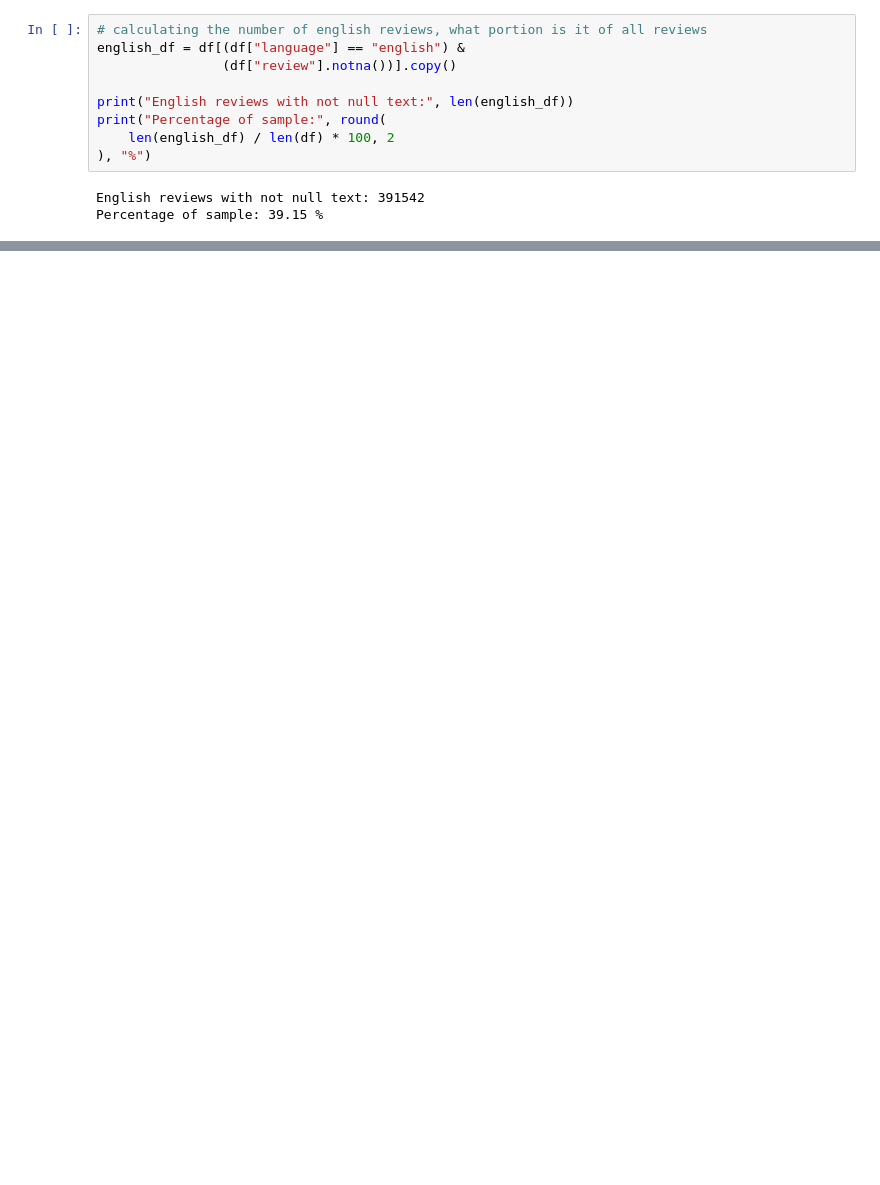
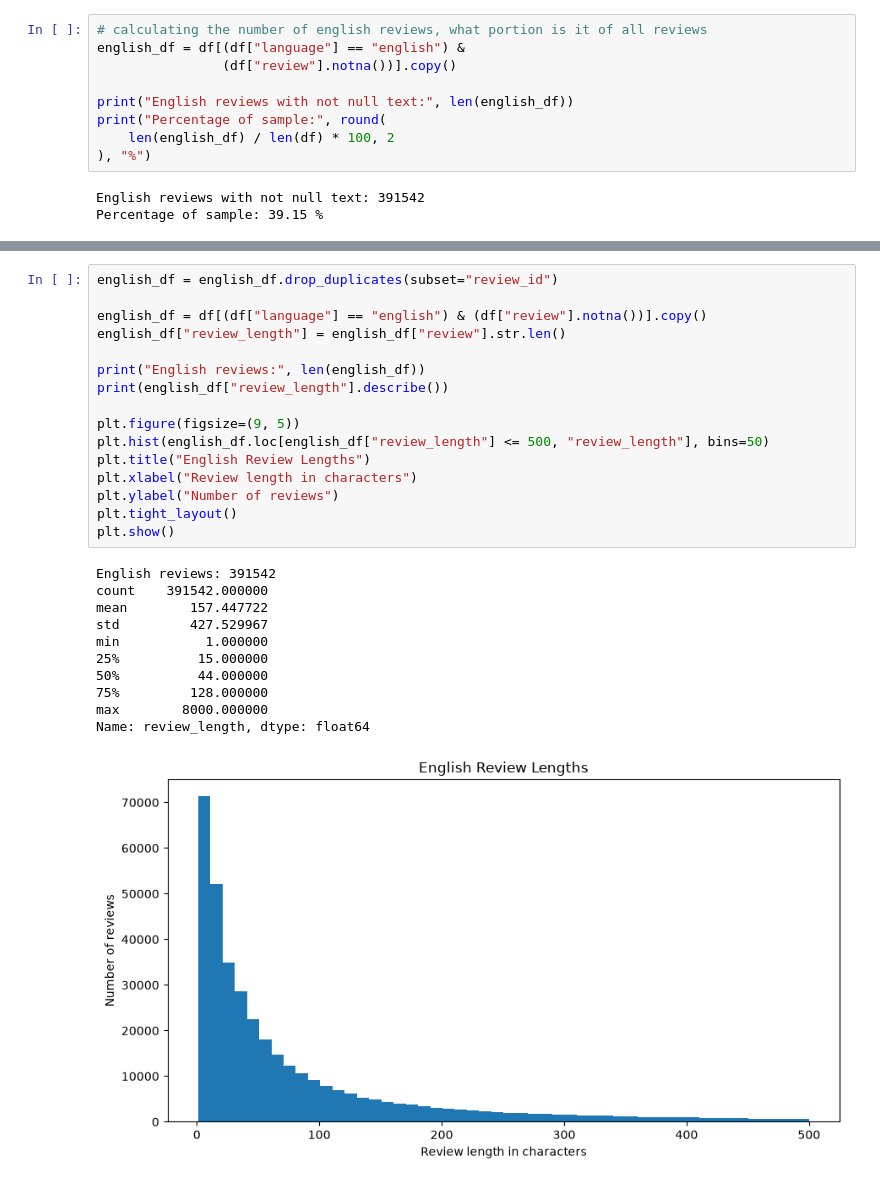
Before and after one commit to CS122-04-FA26/steamers-steamreviews-game, a Jupyter notebook: notebooks/Project_Assignment_02.ipynb, the cells around one changed output, grey strips where cells are left out. Saved outputs shown, nothing was run; the diff lists cells and outputs as text; blank space fills up the shorter version.

```diff
--- a/notebooks/Project_Assignment_02.ipynb
+++ b/notebooks/Project_Assignment_02.ipynb
@@ -170,0 +191,28 @@ Percentage of sample: 39.15 %
+# %%
+english_df = english_df.drop_duplicates(subset="review_id")
+
+english_df = df[(df["language"] == "english") & (df["review"].notna())].copy()
+english_df["review_length"] = english_df["review"].str.len()
+
+print("English reviews:", len(english_df))
+print(english_df["review_length"].describe())
+
+plt.figure(figsize=(9, 5))
+plt.hist(english_df.loc[english_df["review_length"] <= 500, "review_length"], bins=50)
+plt.title("English Review Lengths")
+plt.xlabel("Review length in characters")
+plt.ylabel("Number of reviews")
+plt.tight_layout()
+plt.show()
+# %% [output]
+English reviews: 391542
+count    391542.000000
+mean        157.447722
+std         427.529967
+min           1.000000
+25%          15.000000
+50%          44.000000
+75%         128.000000
+max        8000.000000
+Name: review_length, dtype: float64
+[figure, added]
```
Also changed, not shown: parts of 9 cells of this notebook.
